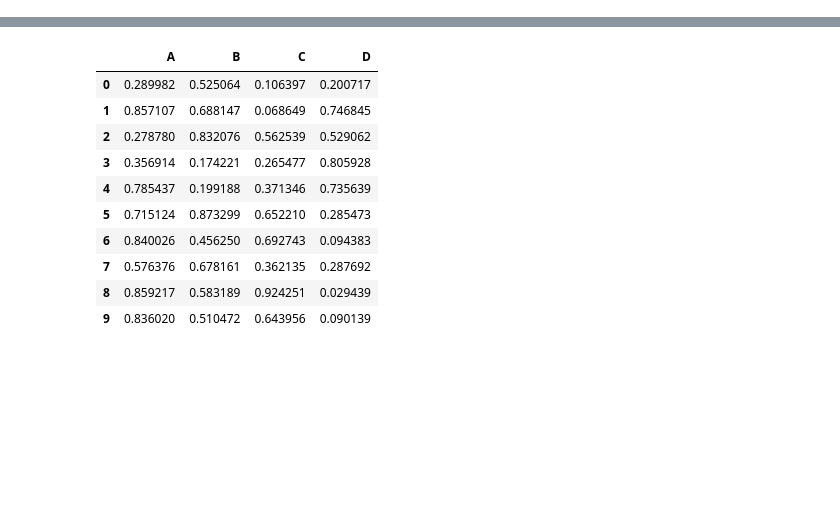
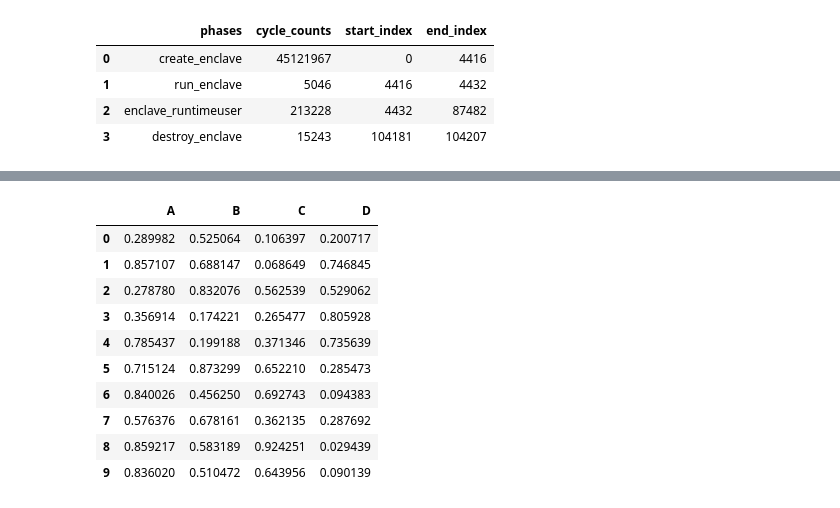
Before and after one commit to keystone-enclave/benchmarks, a Jupyter notebook: benchmark-analysis.ipynb, the cells around one changed output, grey strips where cells are left out. Drawn from its saved outputs; the diff is of its cells as text; code cells hidden in the pictures; blank space fills up the shorter version.

```diff
--- a/benchmark-analysis.ipynb
+++ b/benchmark-analysis.ipynb
@@ -90,0 +165,2 @@ def data_pipeline(data):
+# %%
+aesfullres = data_pipeline(aesfull)
@@ -90,0 +185,8 @@ def data_pipeline(data):
+# %%
+aesfullres
+# %% [output]
+|  | phases | cycle_counts | start_index | end_index |
+| 0 | create_enclave | 45121967 | 0 | 4416 |
+| 1 | run_enclave | 5046 | 4416 | 4432 |
+| 2 | enclave_runtimeuser | 213228 | 4432 | 87482 |
+| 3 | destroy_enclave | 15243 | 104181 | 104207 |
```
Also changed, not shown: parts of 8 cells of this notebook, 8 other files.
